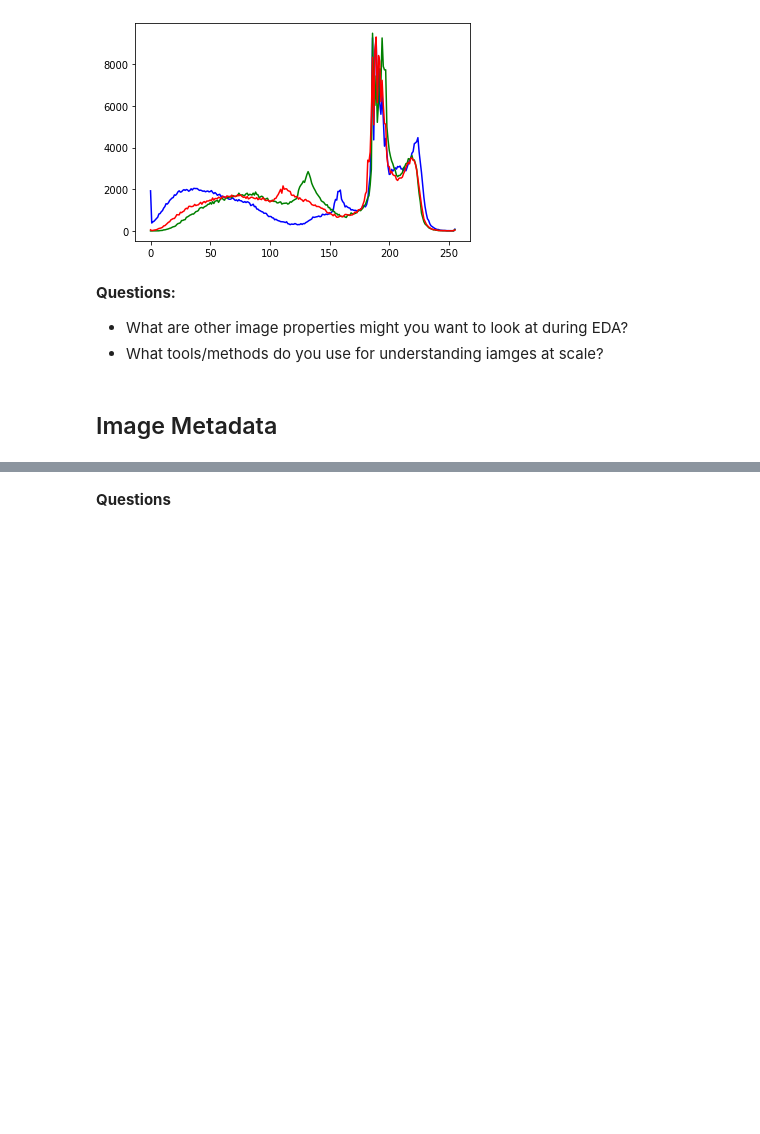
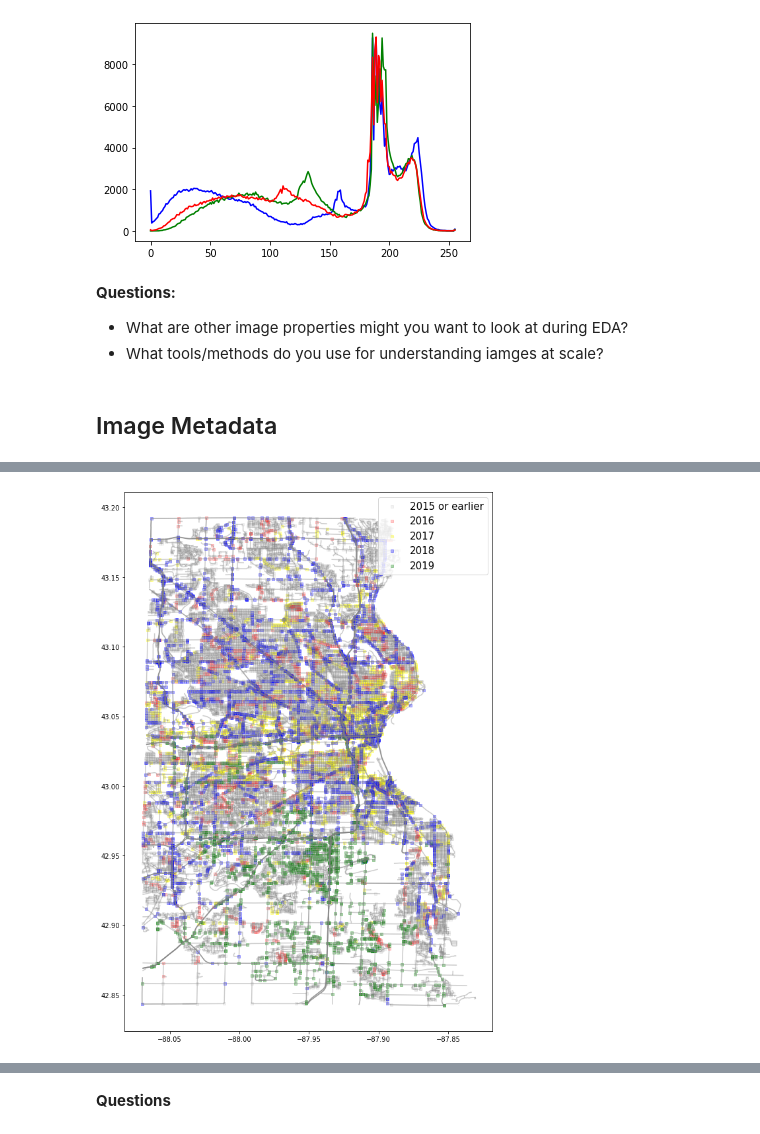
Before and after one commit to w210-accessibility/EDA, a Jupyter notebook: EDA Workshop.ipynb, the cells around one changed output, grey strips where cells are left out. Drawn from its saved outputs; the diff is of its cells as text; code cells hidden in the pictures; blank space fills up the shorter version.

```diff
--- a/EDA Workshop.ipynb
+++ b/EDA Workshop.ipynb
@@ -98,0 +128,7 @@ plt.show()
+# %%
+# Convert lat/long into "Point" data type
+geometry = [Point(xy) for xy in zip(df["long"], df["lat"])]
+# %%
+# Convert our original DF into a GeoDF
+geo_df = gpd.GeoDataFrame(df, crs = {'init': 'epsg:4326'}, geometry=geometry)
+geo_df.head()
@@ -98,0 +142,15 @@ plt.show()
+# %%
+# Load in shapefile containing all streets to overlay our data on
+street_map = gpd.read_file('MKE_Roads/tl_2015_55079_roads.shp')
+# %%
+fig, ax = plt.subplots(figsize=(15,15))
+street_map.plot(ax=ax, alpha=0.4, color='grey')
+geo_df[(geo_df['year']<='2015')].plot(ax=ax, markersize=10, color='grey', alpha=0.1, marker="s", label = '2015 or earlier')
+geo_df[(geo_df['year']=='2016')].plot(ax=ax, markersize=10, color='red', alpha=0.2, marker="s", label = '2016')
+geo_df[(geo_df['year']=='2017')].plot(ax=ax, markersize=10, color='yellow', alpha=0.3, marker="s", label = '2017')
+geo_df[(geo_df['year']=='2018')].plot(ax=ax, markersize=10, color='blue', alpha=0.3, marker="s", label = '2018')
+geo_df[(geo_df['year']=='2019')].plot(ax=ax, markersize=10, color='green', alpha=0.3, marker="s", label = '2019')
+plt.legend(prop={'size':15}, loc=1)
+plt.show()
+# %% [output]
+[figure, added]
```
Also changed, not shown: parts of 18 cells of this notebook.
